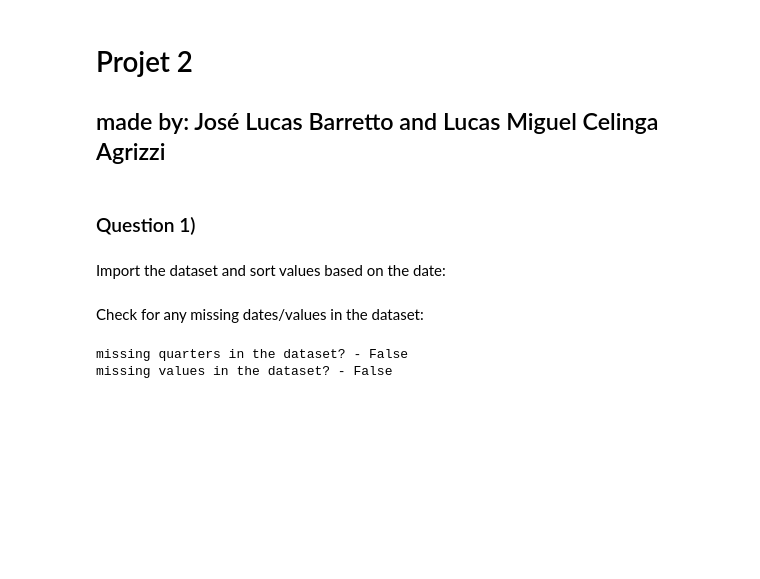
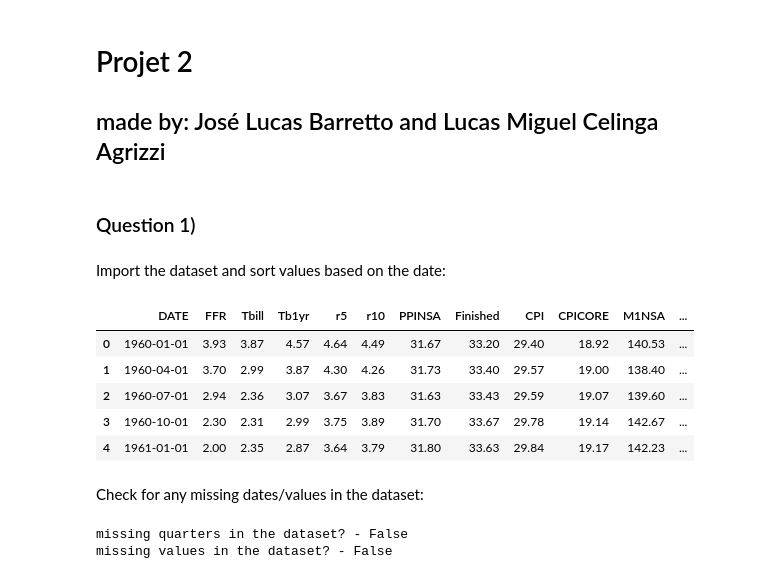
Before and after one commit to lucasbarretto/MODS202, a Jupyter notebook: Projet2/Projet2.ipynb, the cells around one changed output. Cells and saved outputs as stored; diff of their text form; code cells hidden in the pictures; blank space fills up the shorter version.

```diff
--- a/Projet2/Projet2.ipynb
+++ b/Projet2/Projet2.ipynb
@@ -8,10 +8,18 @@ Import the dataset and sort values based on the date:
 # %%
 import pandas as pd
 import numpy as np
 
 df = pd.read_excel('quarterly.xls', sheet_name = 'TB3MS')
 df['DATE'] = pd.to_datetime(df.DATE)
 df.sort_values('DATE', inplace=True)
+df.head(5)
+# %% [output]
+|  | DATE | FFR | Tbill | Tb1yr | r5 | r10 | PPINSA | Finished | CPI | CPICORE | M1NSA | ... |
+| 0 | 1960-01-01 | 3.93 | 3.87 | 4.57 | 4.64 | 4.49 | 31.67 | 33.20 | 29.40 | 18.92 | 140.53 | ... |
+| 1 | 1960-04-01 | 3.70 | 2.99 | 3.87 | 4.30 | 4.26 | 31.73 | 33.40 | 29.57 | 19.00 | 138.40 | ... |
+| 2 | 1960-07-01 | 2.94 | 2.36 | 3.07 | 3.67 | 3.83 | 31.63 | 33.43 | 29.59 | 19.07 | 139.60 | ... |
+| 3 | 1960-10-01 | 2.30 | 2.31 | 2.99 | 3.75 | 3.89 | 31.70 | 33.67 | 29.78 | 19.14 | 142.67 | ... |
+| 4 | 1961-01-01 | 2.00 | 2.35 | 2.87 | 3.64 | 3.79 | 31.80 | 33.63 | 29.84 | 19.17 | 142.23 | ... |
 # %% [markdown]
 Check for any missing dates/values in the dataset:
 # %%
```
Also changed, not shown: parts of 7 cells of this notebook.
